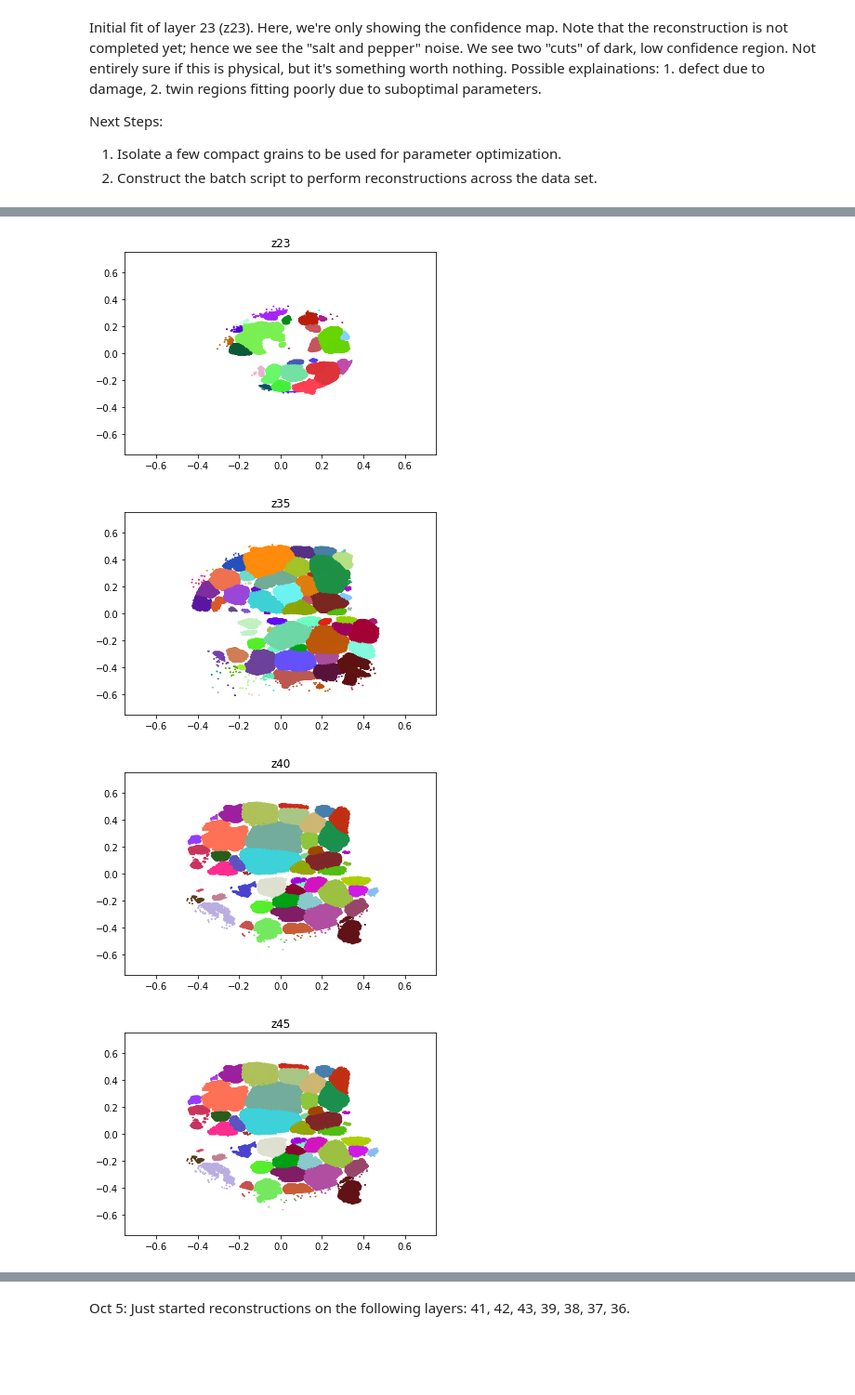
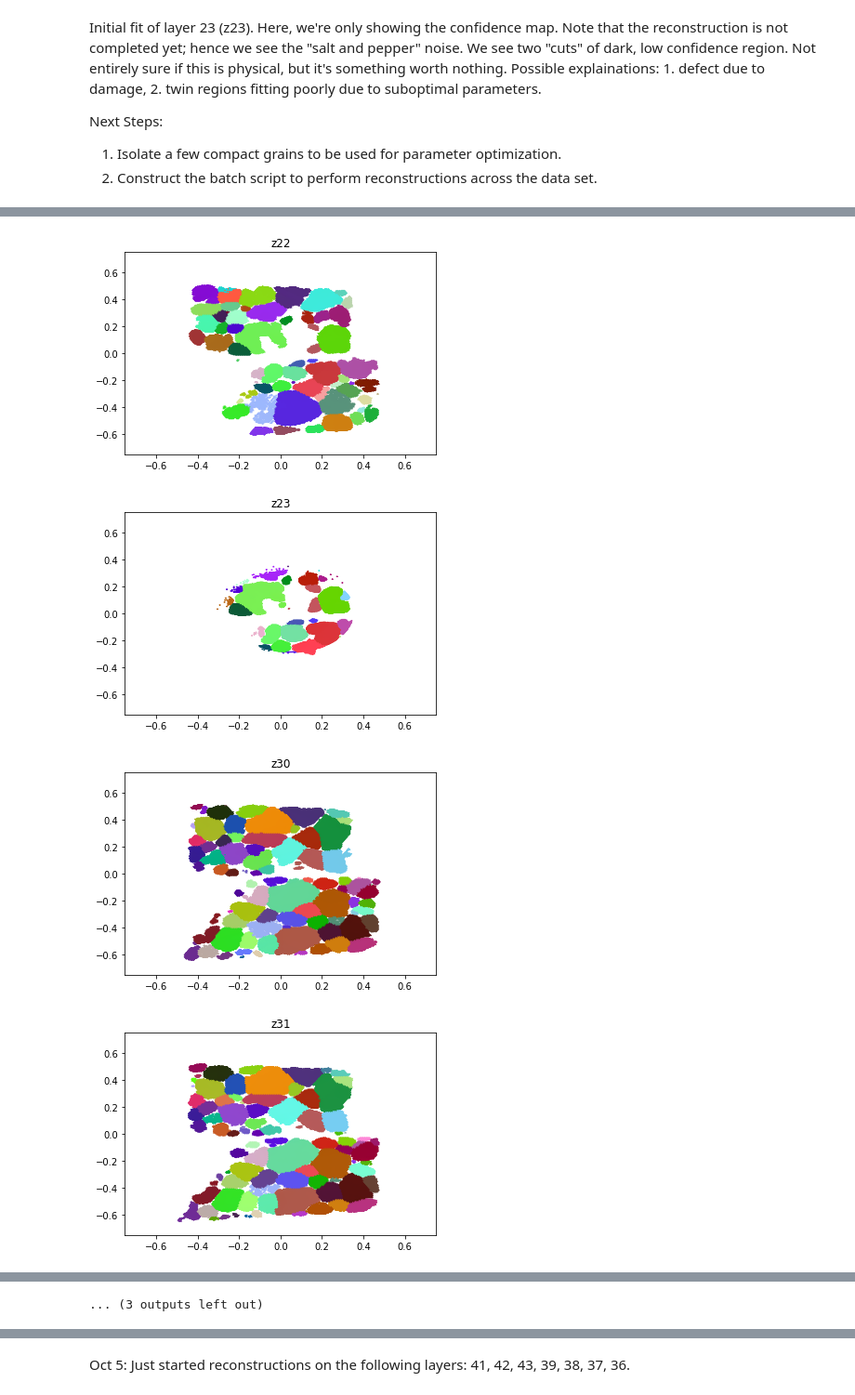
Before and after one commit to FrankieLi/Notebooks, a Jupyter notebook: Jake/pynotebook/Reduced Data Check.ipynb, the cells around one changed output, grey strips where cells are left out. Shown at 93% size. Drawn from its saved outputs; the diff is of its cells as text; code cells hidden in the pictures; blank space fills up the shorter version.

```diff
--- a/Jake/pynotebook/Reduced Data Check.ipynb
+++ b/Jake/pynotebook/Reduced Data Check.ipynb
@@ -129,43 +122,26 @@ Need to try a 1.2mm x 1.2mm to see if that works.
 [Oct 5] Using a larger fit volume, we see that z40 is mapped completely. The shape and dimensions of z40 resembles the shape of the tomographic reconstruction (below).
 
 ![image.png](attachment:image.png)
-# %%
-import xdm_toolkit.xdm_plot as xplot
-import xdm_toolkit.xdm_io as xdm_io
-import matplotlib.pyplot as plt
-reload(xplot)
-plt.close('all')
-
-z23_path = '/Users/sfli/Consult/Spear_2017/Reconstruction/Mg/z23/Mg_z23.mic.LBFS'
-snp, sw = xdm_io.load_mic(z23_path)
-fig, ax, im = xplot.plot_mic(snp, sw, 3, 0.4)
-plt.axis([-0.75, 0.75, -0.75, 0.75])
-plt.title('z23')
-plt.show(block=False)
-
-z35_path = '/Users/sfli/Consult/Spear_2017/Reconstruction/Mg/z35/Mg_z35.mic.LBFS'
-snp, sw = xdm_io.load_mic(z35_path)
-fig, ax, im = xplot.plot_mic(snp, sw, 3, 0.4)
-# Show the actual plot
-plt.axis([-0.75, 0.75, -0.75, 0.75])
-plt.title('z35')
-plt.show(block=False)
-
-z40_path = '/Users/sfli/Consult/Spear_2017/Reconstruction/Mg/z40/Mg_z40.mic.LBFS'
-snp, sw = xdm_io.load_mic(z45_path)
-fig, ax, im = xplot.plot_mic(snp, sw, 3, 0.4)
-plt.axis([-0.75, 0.75, -0.75, 0.75])
-plt.title('z40')
-plt.show(block=False)
-
-z45_path = '/Users/sfli/Consult/Spear_2017/Reconstruction/Mg/z45/Mg_z45.mic.LBFS'
-snp, sw = xdm_io.load_mic(z45_path)
-fig, ax, im = xplot.plot_mic(snp, sw, 3, 0.4)
-plt.axis([-0.75, 0.75, -0.75, 0.75])
-plt.title('z45')
-plt.show(block=False)
-# %% [output]
-[figure, removed]
-[figure, removed]
-[figure, removed]
-[figure, removed]
+# %%
+import xdm_toolkit.xdm_plot as xplot
+import xdm_toolkit.xdm_io as xdm_io
+import matplotlib.pyplot as plt
+reload(xplot)
+plt.close('all')
+
+
+
+num = [22, 23, 30, 31, 32, 33, 34, 35, 36, 37, 38, 39, 40, 41, 42, 43, 44, 45]
+
+for n in num:
+    path = '/Users/sfli/Consult/Spear_2017/Reconstruction/Mg/Result/Mg_z{0}.mic.LBFS'.format(str(n))
+    snp, sw = xdm_io.load_mic(path)
+    fig, ax, im = xplot.plot_mic(snp, sw, 3, 0.4)
+    plt.axis([-0.75, 0.75, -0.75, 0.75])
+    plt.title('z{0}'.format(str(n)))
+    plt.show(block=False)
+# %% [output]
+[figure, added]
+[figure, added]
+[figure, added]
+[figure, added]
@@ -172 +156,2 @@ plt.show(block=False)
+... (3 outputs left out)
 # %% [markdown]
```
Also changed, not shown: parts of 6 cells of this notebook.
